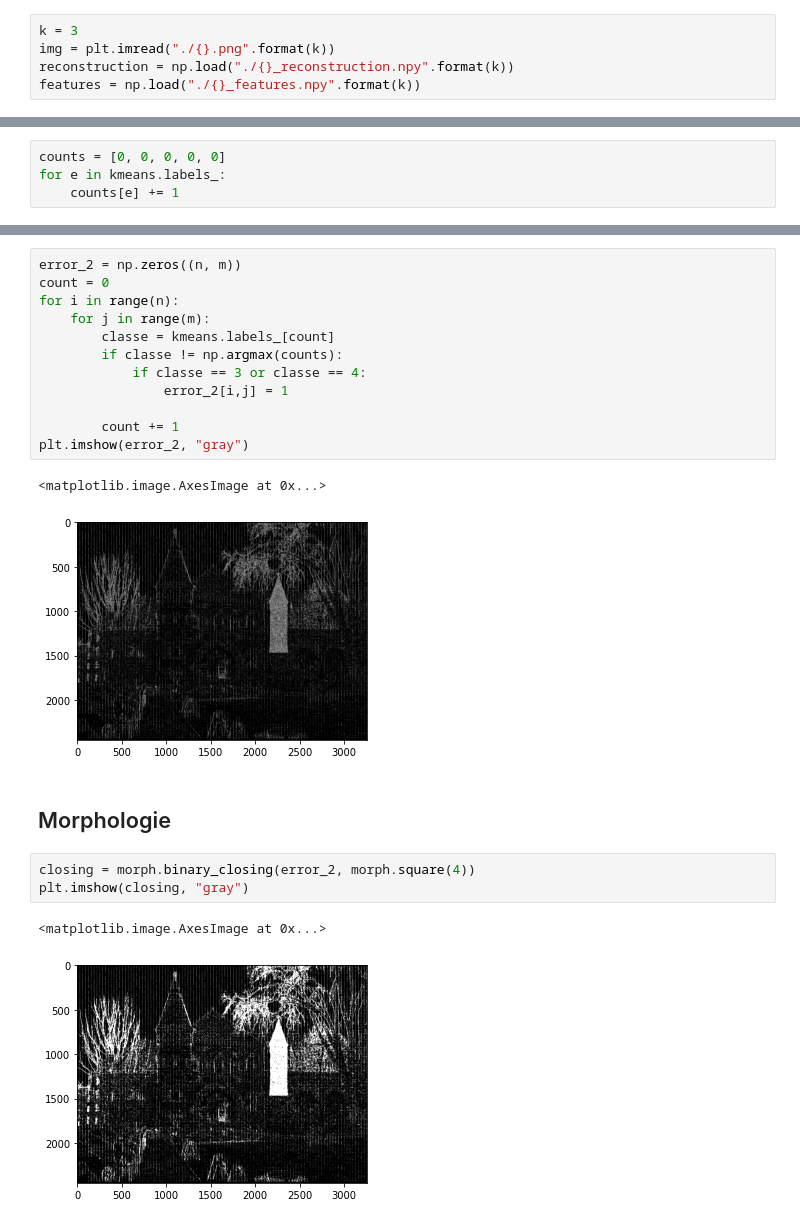
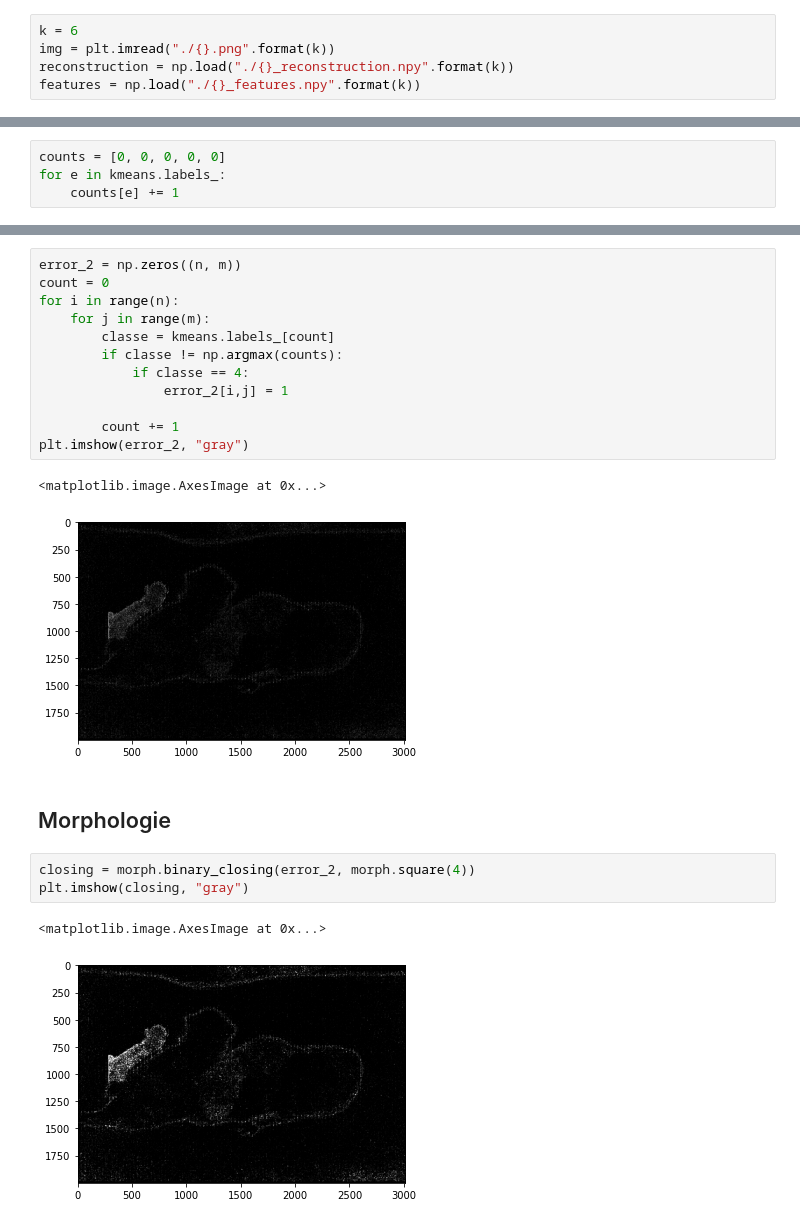
Before and after one commit to geoffroyO/sVae, a Jupyter notebook: src/4K_cmb/Untitled.ipynb, the cells around one changed output, grey strips where cells are left out. Drawn from its saved outputs; the diff is of its cells as text.

```diff
--- a/src/4K_cmb/Untitled.ipynb
+++ b/src/4K_cmb/Untitled.ipynb
@@ -8,7 +8,7 @@ from sklearn.decomposition import PCA
 from mpl_toolkits import mplot3d
 from pylab import savefig
 # %%
-k = 3
+k = 6
 img = plt.imread("./{}.png".format(k))
 reconstruction = np.load("./{}_reconstruction.npy".format(k))
 features = np.load("./{}_features.npy".format(k))
@@ -67,18 +67,18 @@ plt.imshow(error_2)
 # %%
 error_2 = np.zeros((n, m))
 count = 0
 for i in range(n):
     for j in range(m):
         classe = kmeans.labels_[count]
         if classe != np.argmax(counts):
-            if classe == 3 or classe == 4:
+            if classe == 4:
                 error_2[i,j] = 1
 
         count += 1
 plt.imshow(error_2, "gray")
 # %% [output]
 <matplotlib.image.AxesImage at 0x...>
-[figure, old version]
+[figure, new version]
 # %% [markdown]
 ## Morphologie
 # %%
@@ -86,7 +86,7 @@ closing = morph.binary_closing(error_2, morph.square(4))
 plt.imshow(closing, "gray")
 # %% [output]
 <matplotlib.image.AxesImage at 0x...>
-[figure, old version]
+[figure, new version]
 # %%
 opening = morph.binary_opening(closing, morph.square(4))
 plt.imshow(opening, "gray")
```
Also changed, not shown: parts of 7 cells of this notebook, 2 other files.
